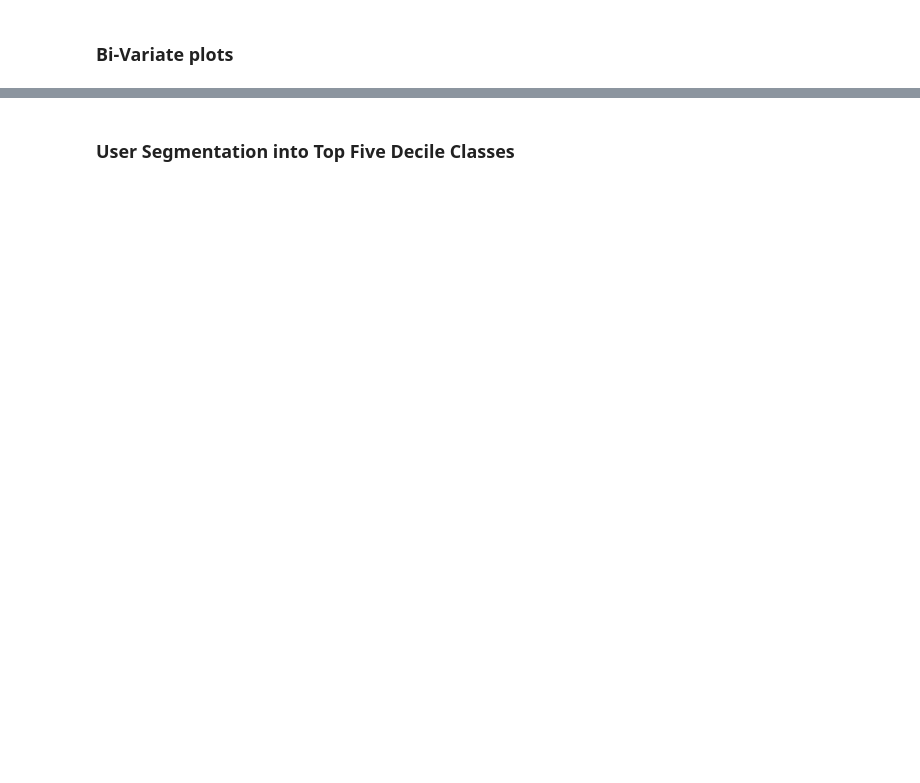
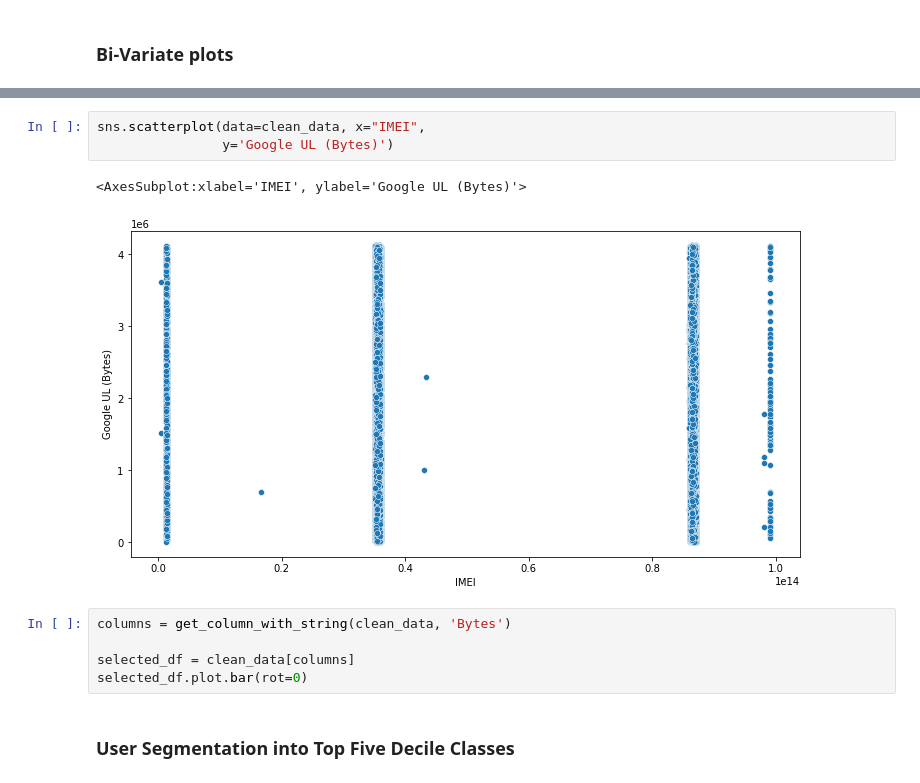
Before and after one commit to degagawolde/User-Analytics-Telecommunication-Industry, a Jupyter notebook: notebook/User-Overview-Analysis.ipynb, the cells around one changed output, grey strips where cells are left out. Saved outputs shown, nothing was run; the diff lists cells and outputs as text; blank space fills up the shorter version.

```diff
--- a/notebook/User-Overview-Analysis.ipynb
+++ b/notebook/User-Overview-Analysis.ipynb
@@ -426,3 +464,14 @@ dfPair = clean_data[['IMEI',
+# %%
+sns.scatterplot(data=clean_data, x="IMEI",
+                y='Google UL (Bytes)')
+# %% [output]
+<AxesSubplot:xlabel='IMEI', ylabel='Google UL (Bytes)'>
+[figure, added]
+# %%
+columns = get_column_with_string(clean_data, 'Bytes')
+
+selected_df = clean_data[columns]
+selected_df.plot.bar(rot=0)
 # %% [markdown]
 ### User Segmentation into Top Five Decile Classes
 # %%
```
Also changed, not shown: parts of 15 cells of this notebook, 2 other files.
